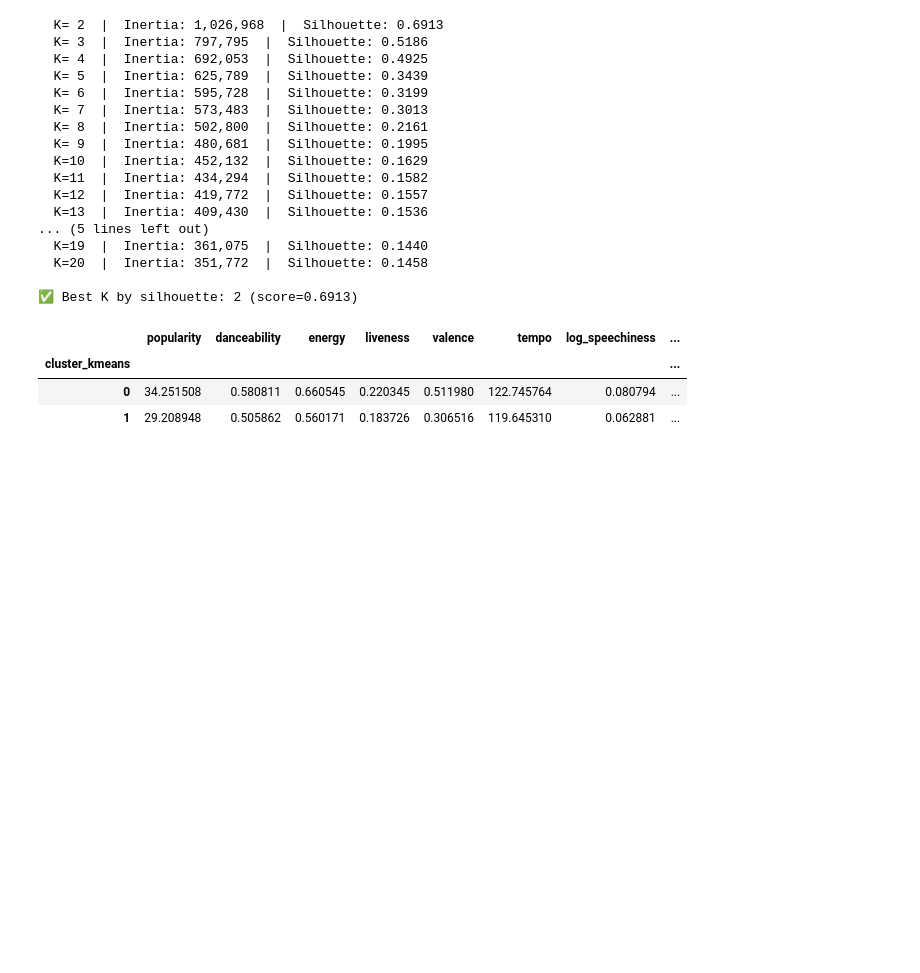
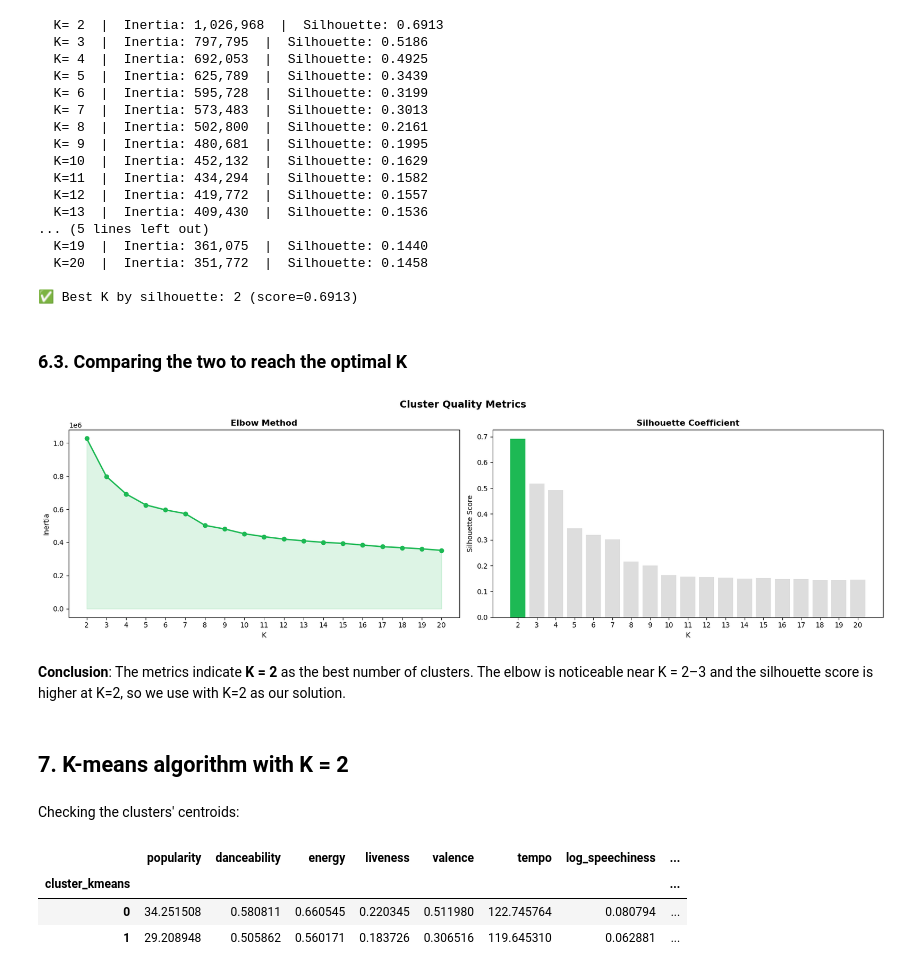
Before and after one commit to iinesclaro/ml2_projects, a Jupyter notebook: spotify_tracks_main.ipynb, the cells around one changed output. Cells and saved outputs as stored; diff of their text form; code cells hidden in the pictures; blank space fills up the shorter version.

```diff
--- a/spotify_tracks_main.ipynb
+++ b/spotify_tracks_main.ipynb
@@ -254,9 +270,40 @@ print(f'\n✅ Best K by silhouette: {best_k} (score={sil_scores[best_k]:.4f})')
   K=20  |  Inertia: 351,772  |  Silhouette: 0.1458
 
 ✅ Best K by silhouette: 2 (score=0.6913)
+# %% [markdown]
+### 6.3. Comparing the two to reach the optimal K ###
+# %%
+ks = list(range(2, 21))
+fig, axes = plt.subplots(1, 2, figsize=(17, 5))
+
+axes[0].plot(ks, [inertias[k] for k in ks], "o-", color=spotify_green, linewidth=2)
+axes[0].fill_between(ks, [inertias[k] for k in ks], alpha=0.15, color=spotify_green)
+axes[0].set_title("Elbow Method", fontweight="bold")
+axes[0].set_xlabel("K")
+axes[0].set_ylabel("Inertia")
+axes[0].set_xticks(ks)
+
+axes[1].bar(ks, [sil_scores[k] for k in ks],
+            color=[spotify_green if k == best_k else "#ddd" for k in ks], edgecolor="none")
+axes[1].set_title("Silhouette Coefficient", fontweight="bold")
+axes[1].set_xlabel("K")
+axes[1].set_ylabel("Silhouette Score")
+axes[1].set_xticks(ks)
+
+plt.suptitle("Cluster Quality Metrics", fontsize=14, fontweight="bold")
+plt.tight_layout()
+plt.show()
+# %% [output]
+[figure, added]
+# %% [markdown]
+**Conclusion**: The metrics indicate **K = 2** as the best number of clusters. The elbow is noticeable near K = 2–3 and the silhouette score is higher at K=2, so we use with K=2 as our solution.
+# %% [markdown]
+## 7. K-means algorithm with K = 2 ##
 # %%
 kmeans = KMeans(n_clusters=2, random_state=0).fit(spotify_clustering_scaled)
 spotify_clustering['cluster_kmeans'] = kmeans.predict(spotify_clustering_scaled)
+# %% [markdown]
+Checking the clusters' centroids:
 # %%
 spotify_clustering.groupby('cluster_kmeans').mean()
 # %% [output]
```
Also changed, not shown: parts of 19 cells of this notebook, 1 other file.
